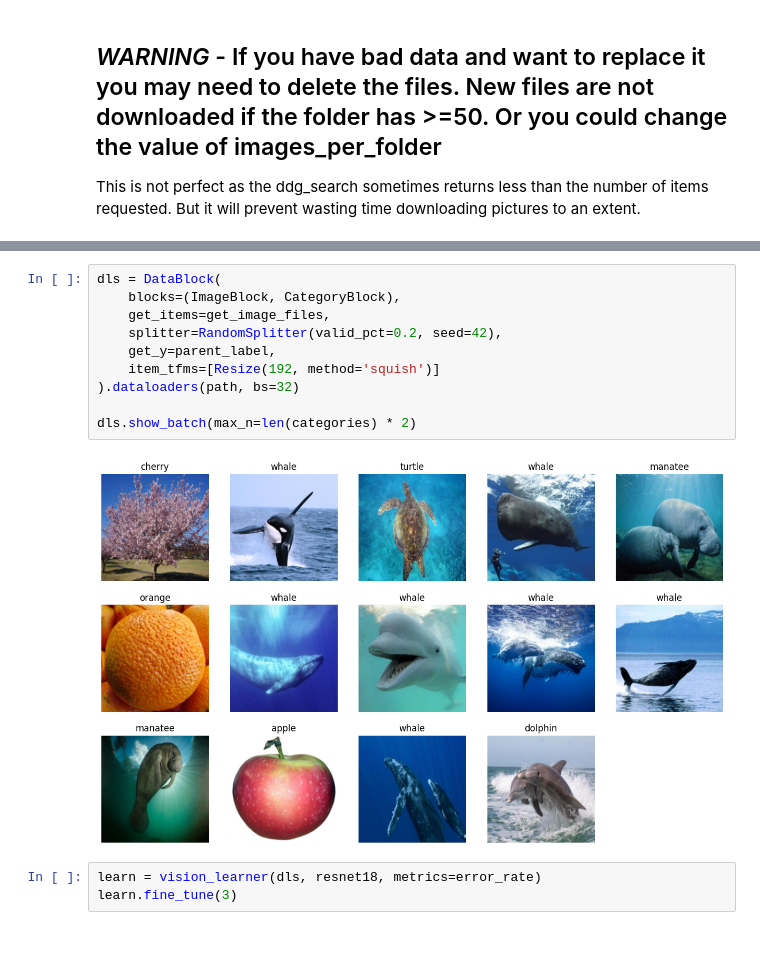
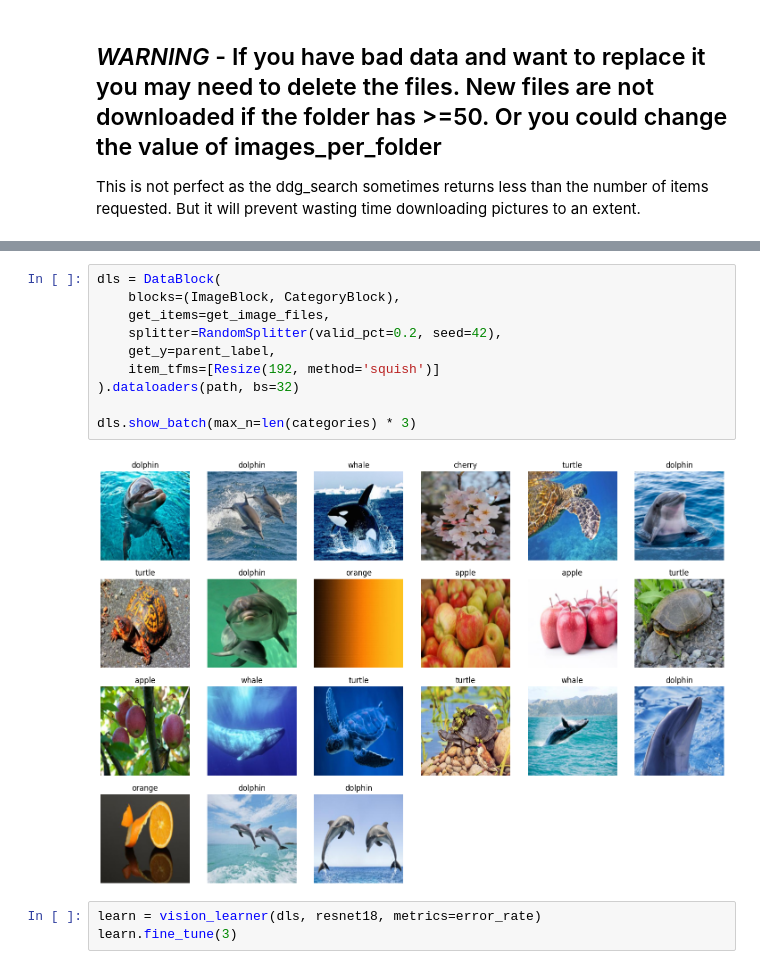
Before and after one commit to jlangson/fastai, a Jupyter notebook: lesson01-hw - image recognition.ipynb, the cells around one changed output, grey strips where cells are left out. Drawn from its saved outputs; the diff is of its cells as text; blank space fills up the shorter version.

Commit message:
Some finishing touches to lesson01-hw - image recognition.ipynb

```diff
--- a/lesson01-hw - image recognition.ipynb
+++ b/lesson01-hw - image recognition.ipynb
@@ -87,15 +77,15 @@ len(failed)
 # %%
 dls = DataBlock(
     blocks=(ImageBlock, CategoryBlock),
     get_items=get_image_files,
     splitter=RandomSplitter(valid_pct=0.2, seed=42),
     get_y=parent_label,
     item_tfms=[Resize(192, method='squish')]
 ).dataloaders(path, bs=32)
 
-dls.show_batch(max_n=len(categories) * 2)
+dls.show_batch(max_n=len(categories) * 3)
 # %% [output]
-[figure, old version]
+[figure, new version]
 # %%
 learn = vision_learner(dls, resnet18, metrics=error_rate)
 learn.fine_tune(3)
```
Also changed, not shown: parts of 9 cells of this notebook.
